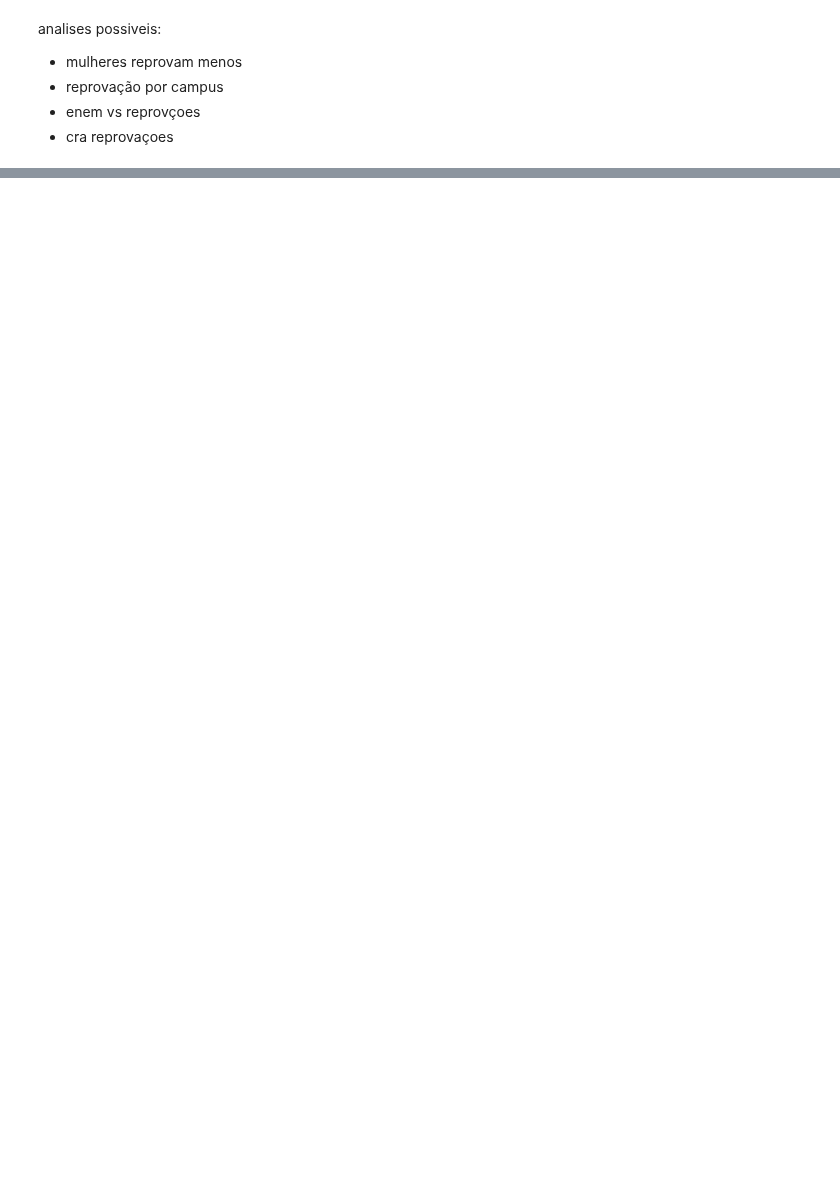
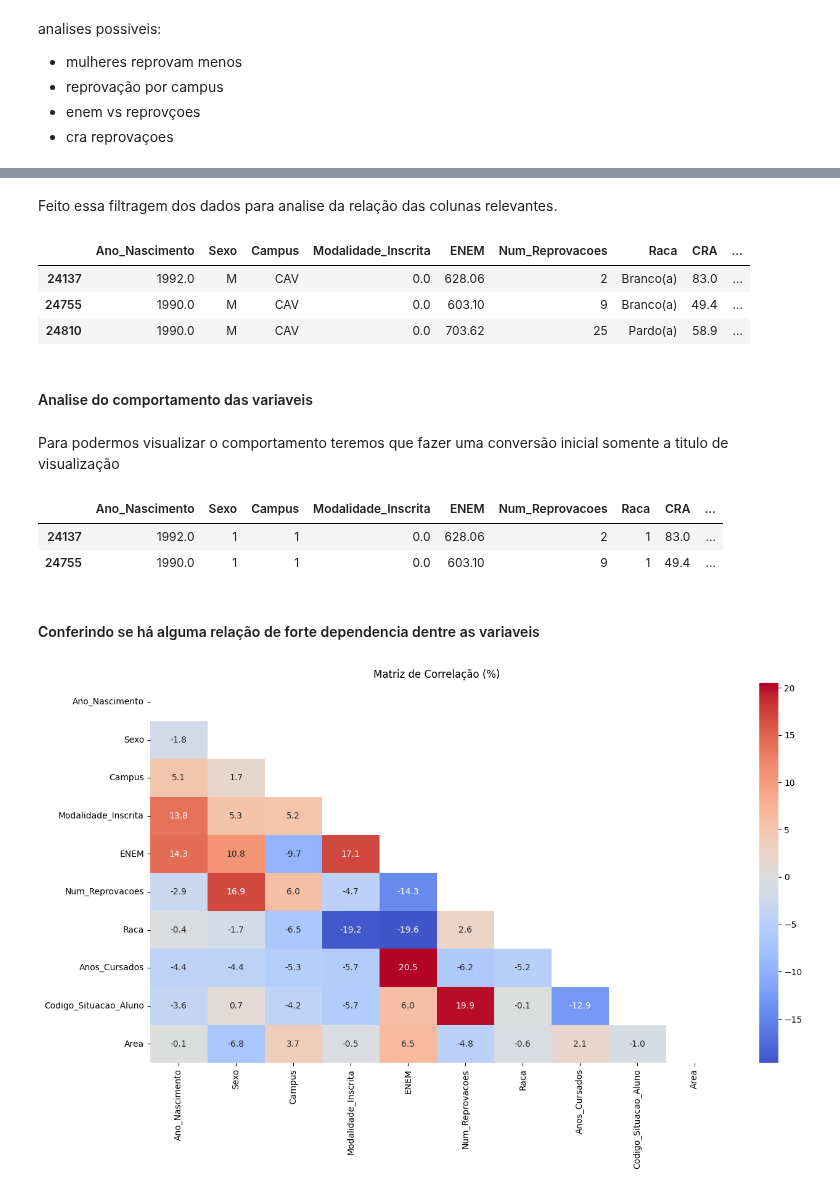
Before and after one commit to Duds04/Projeto_Dados, a Jupyter notebook: src/Regressoes.ipynb, the cells around one changed output, grey strips where cells are left out. Cells and saved outputs as stored; diff of their text form; code cells hidden in the pictures; blank space fills up the shorter version.

```diff
--- a/src/Regressoes.ipynb
+++ b/src/Regressoes.ipynb
@@ -190,0 +368,2 @@ analises possiveis:
+# %%
+dataCRA = df.copy()
@@ -190,0 +377,4 @@ analises possiveis:
+# %%
+print(dataCRA.size)
+dataCRA = dataCRA.dropna()
+dataCRA.size
@@ -190,0 +386,3 @@ analises possiveis:
+# %%
+dataCRA = dataCRA[dataCRA['Anos_Cursados'] > 1]
+print(dataCRA.size)
@@ -190,0 +409,68 @@ analises possiveis:
+# %% [markdown]
+Feito essa filtragem dos dados para analise da relação das colunas relevantes.
+# %%
+dataCRA = dataCRA[
+    ["Ano_Nascimento" ,
+    "Sexo" ,
+    "Campus" ,
+    "Modalidade_Inscrita" ,
+    "ENEM" ,
+    "Num_Reprovacoes" ,
+    "Raca" ,
+    "CRA" ,
+    "Anos_Cursados",
+    "Codigo_Situacao_Aluno",
+    "Area"]
+]
+
+dataCRA.head(3)
+# %% [output]
+|  | Ano_Nascimento | Sexo | Campus | Modalidade_Inscrita | ENEM | Num_Reprovacoes | Raca | CRA | ... |
+| 24137 | 1992.0 | M | CAV | 0.0 | 628.06 | 2 | Branco(a) | 83.0 | ... |
+| 24755 | 1990.0 | M | CAV | 0.0 | 603.10 | 9 | Branco(a) | 49.4 | ... |
+| 24810 | 1990.0 | M | CAV | 0.0 | 703.62 | 25 | Pardo(a) | 58.9 | ... |
+# %% [markdown]
+#### Analise do comportamento das variaveis
+# %% [markdown]
+Para podermos visualizar o comportamento teremos que fazer uma conversão inicial somente a titulo de visualização
+# %%
+dfTeste = dataCRA.copy()
+
+colunas = dfTeste.select_dtypes(include=['object']).columns
+for col in colunas:
+    dfTeste[col] = dfTeste[col].astype('category')
+for col in colunas:
+    dfTeste[col] = dfTeste[col].cat.codes
+dfTeste.head(2)
+# %% [output]
+|  | Ano_Nascimento | Sexo | Campus | Modalidade_Inscrita | ENEM | Num_Reprovacoes | Raca | CRA | ... |
+| 24137 | 1992.0 | 1 | 1 | 0.0 | 628.06 | 2 | 1 | 83.0 | ... |
+| 24755 | 1990.0 | 1 | 1 | 0.0 | 603.10 | 9 | 1 | 49.4 | ... |
+# %% [markdown]
+#### Conferindo se há alguma relação de forte dependencia dentre as variaveis
+# %%
+X = dfTeste.drop('CRA', axis=1).columns
+
+correlation = dfTeste[X].corr()
+correlation_percent = correlation * 100
+
+# Criar a máscara para a parte superior da matriz
+matrix = np.triu(correlation_percent)
+
+plt.figure(figsize=(15,8))
+sns.heatmap(correlation_percent,
+            xticklabels=correlation_percent.columns,
+            yticklabels=correlation_percent.columns,
+            annot=True,
+            fmt='.1f',  # Formatar os valores com 1 casa decimal
+            center=0,
+            cmap='coolwarm',
+            mask=matrix,
+            annot_kws={"size": 10})  # Ajustar o tamanho da anotação se necessário
+
+
+
+plt.title('Matriz de Correlação (%)')
+plt.show()
+# %% [output]
+[figure, added]
```
Also changed, not shown: parts of 47 cells of this notebook, 1 other file.
